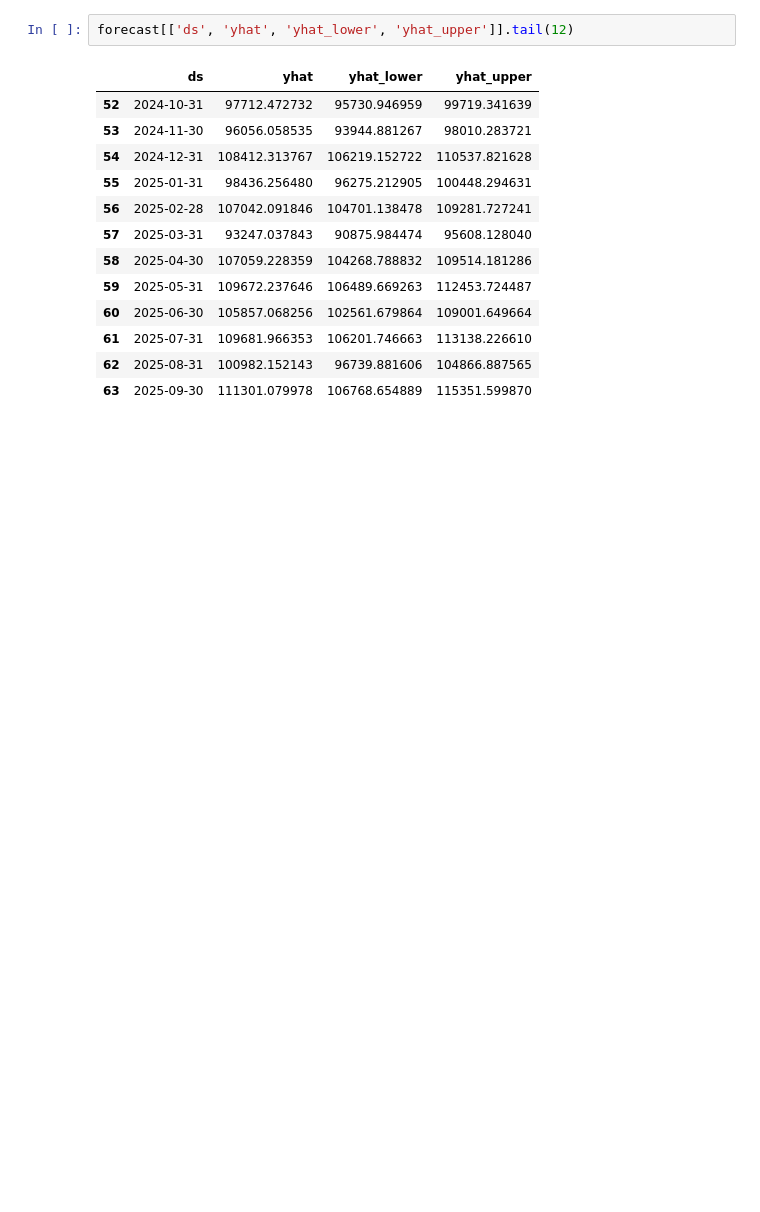
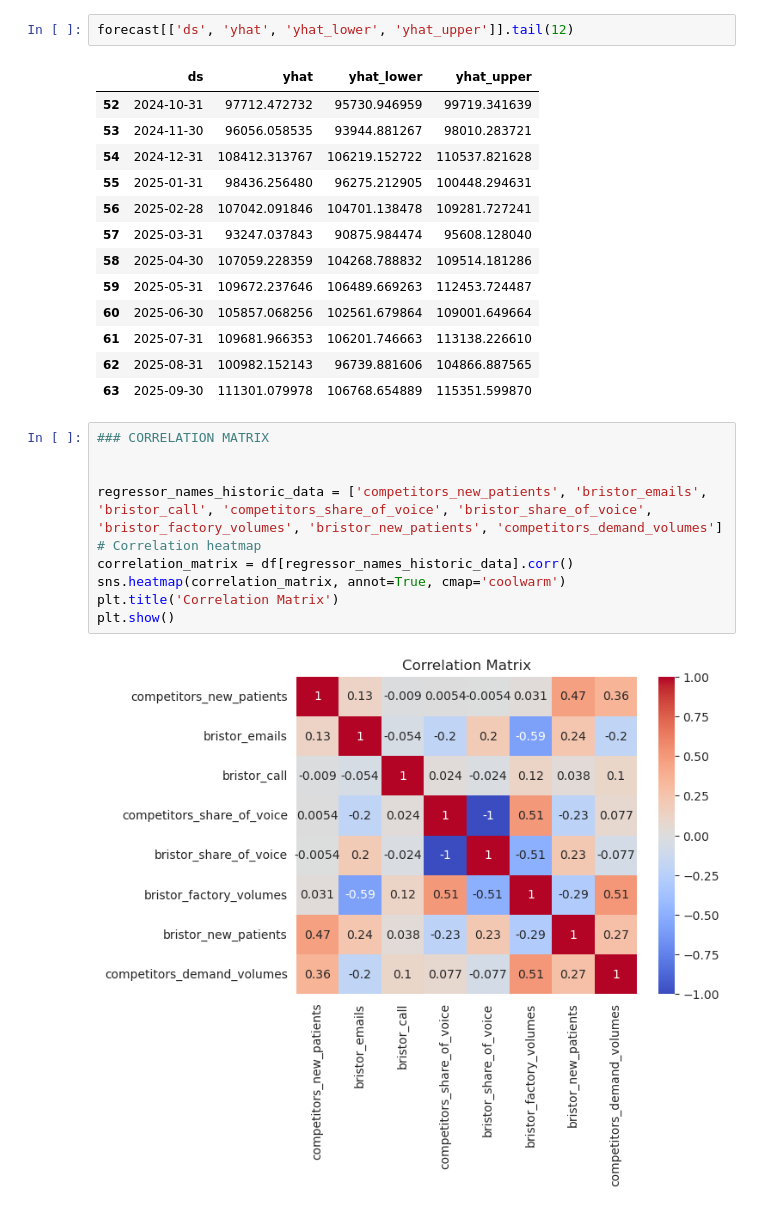
Before and after one commit to StefanPetersTM/LauzHack2024, a Jupyter notebook: BRISTOR_Zegoland.ipynb, the cells around one changed output. Cells and saved outputs as stored; diff of their text form; blank space fills up the shorter version.

```diff
--- a/BRISTOR_Zegoland.ipynb
+++ b/BRISTOR_Zegoland.ipynb
@@ -130,3 +138,15 @@ forecast[['ds', 'yhat', 'yhat_lower', 'yhat_upper']].tail(12)
 | 61 | 2025-07-31 | 109681.966353 | 106201.746663 | 113138.226610 |
 | 62 | 2025-08-31 | 100982.152143 | 96739.881606 | 104866.887565 |
 | 63 | 2025-09-30 | 111301.079978 | 106768.654889 | 115351.599870 |
+# %%
+### CORRELATION MATRIX
+
+
+regressor_names_historic_data = ['competitors_new_patients', 'bristor_emails', 'bristor_call', 'competitors_share_of_voice', 'bristor_share_of_voice', 'bristor_factory_volumes', 'bristor_new_patients', 'competitors_demand_volumes']
+# Correlation heatmap
+correlation_matrix = df[regressor_names_historic_data].corr()
+sns.heatmap(correlation_matrix, annot=True, cmap='coolwarm')
+plt.title('Correlation Matrix')
+plt.show()
+# %% [output]
+[figure, added]
```
Also changed, not shown: parts of 2 cells of this notebook, 1 other file.
